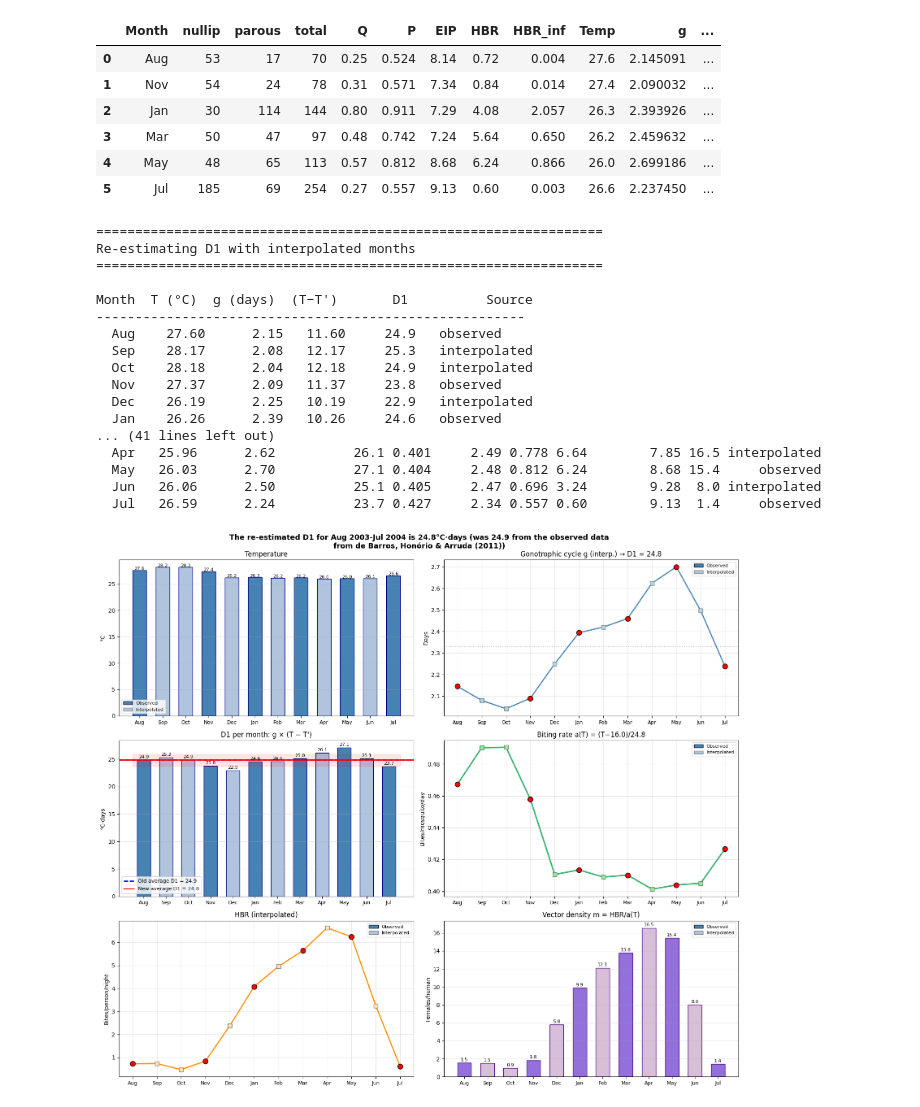
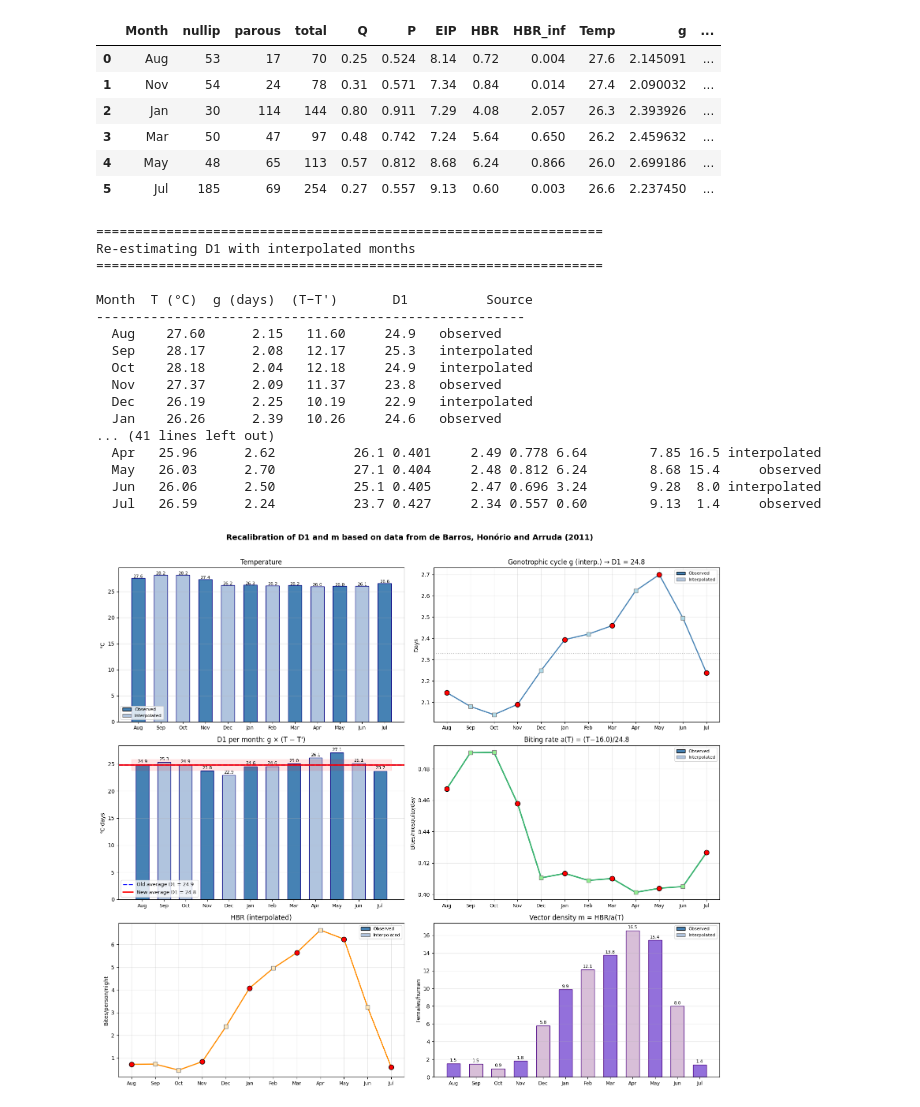
Before and after one commit to RaphaLevy/Study_on_malaria_dynamics_v2, a Jupyter notebook: data_files/notebooks/Biting_Rate_Estimation.ipynb, the cells around one changed output. Saved outputs shown, nothing was run; the diff lists cells and outputs as text; code cells hidden in the pictures.

Commit message:
Updates plot titles

```diff
--- a/data_files/notebooks/Biting_Rate_Estimation.ipynb
+++ b/data_files/notebooks/Biting_Rate_Estimation.ipynb
@@ -656,35 +656,39 @@ ax.legend(handles=legend_el, fontsize=8); ax.grid(alpha=0.3)
 # F) Vector density m
 ax = axes[2, 1]
 c_m = ['mediumpurple' if o else 'thistle' for o in is_obs]
 ax.bar(x, m_12, color=c_m, edgecolor='indigo', width=0.6)
 for i in range(12):
     ax.text(i, m_12[i]+0.2, f'{m_12[i]:.1f}', ha='center', fontsize=8)
 ax.set_xticks(x); ax.set_xticklabels(month_names_12, fontsize=9)
 ax.set_ylabel('Females/human'); ax.set_title('Vector density m = HBR/a(T)')
 ax.legend(handles=legend_el, fontsize=8); ax.grid(axis='y', alpha=0.3)
 
-plt.suptitle(f'The re-estimated D1 for Aug 2003-Jul 2004 is {D1_12_avg:.1f}°C·days '
-             f'(was {D1_avg:.1f} from the observed data\n'
-             f'from de Barros, Honório & Arruda (2011))',
-             fontweight='bold', fontsize=13)
+# plt.suptitle(f'The re-estimated D1 for Aug 2003-Jul 2004 is {D1_12_avg:.1f}°C·days '
+#              f'(was {D1_avg:.1f} from the observed data\n'
+#              f'from de Barros, Honório & Arruda (2011))',
+#              fontweight='bold', fontsize=13)
+
+plt.suptitle('Recalibration of D1 and m based on data from de Barros, Honório and Arruda (2011)',
+             fontsize=14, fontweight='bold', y=1.01)
+
 plt.tight_layout()
 plt.show()
 # %% [output]
 =================================================================
 Re-estimating D1 with interpolated months
 =================================================================
 
 Month  T (°C)  g (days)  (T−T')       D1          Source
 -------------------------------------------------------
   Aug    27.60      2.15   11.60     24.9   observed
   Sep    28.17      2.08   12.17     25.3   interpolated
   Oct    28.18      2.04   12.18     24.9   interpolated
   Nov    27.37      2.09   11.37     23.8   observed
   Dec    26.19      2.25   10.19     22.9   interpolated
   Jan    26.26      2.39   10.26     24.6   observed
 ... (41 lines left out)
   Apr   25.96      2.62          26.1 0.401     2.49 0.778 6.64        7.85 16.5 interpolated
   May   26.03      2.70          27.1 0.404     2.48 0.812 6.24        8.68 15.4     observed
   Jun   26.06      2.50          25.1 0.405     2.47 0.696 3.24        9.28  8.0 interpolated
   Jul   26.59      2.24          23.7 0.427     2.34 0.557 0.60        9.13  1.4     observed
-[figure, old version]
+[figure, new version]
```
Also changed, not shown: parts of 1 cell of this notebook.
